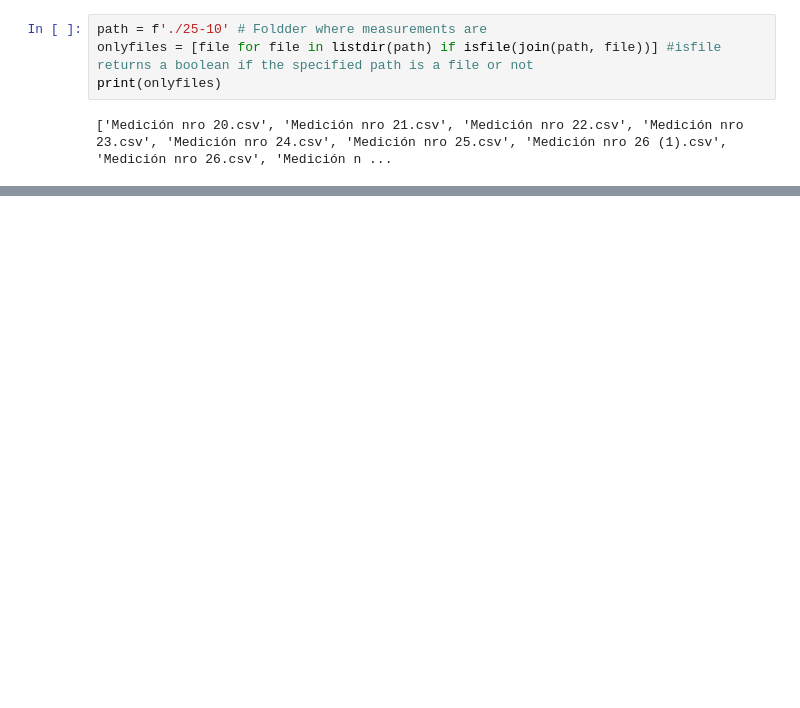
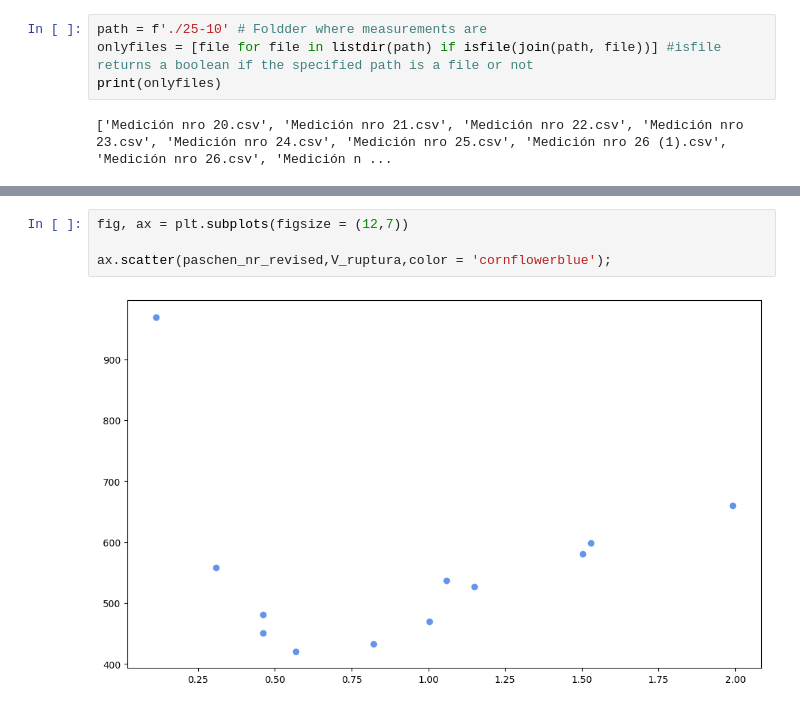
Before and after one commit to Luciocoro/Labo5-Glow, a Jupyter notebook: figuras 25-10.ipynb, the cells around one changed output, grey strips where cells are left out. Saved outputs shown, nothing was run; the diff lists cells and outputs as text; blank space fills up the shorter version.

```diff
--- a/figuras 25-10.ipynb
+++ b/figuras 25-10.ipynb
@@ -53,0 +153,6 @@ for file in onlyfiles:
+# %%
+fig, ax = plt.subplots(figsize = (12,7))
+
+ax.scatter(paschen_nr_revised,V_ruptura,color = 'cornflowerblue');
+# %% [output]
+[figure, added]
```
Also changed, not shown: parts of 11 cells of this notebook, 3 other files.
